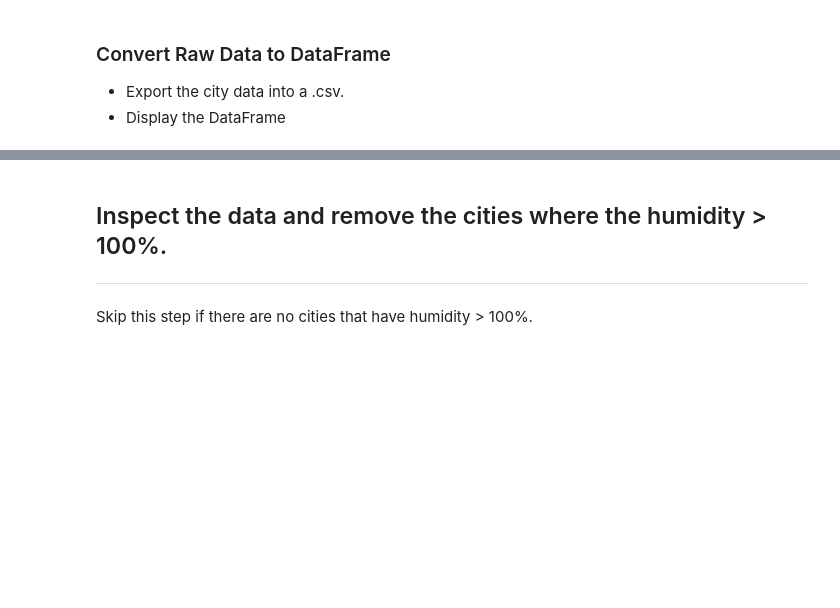
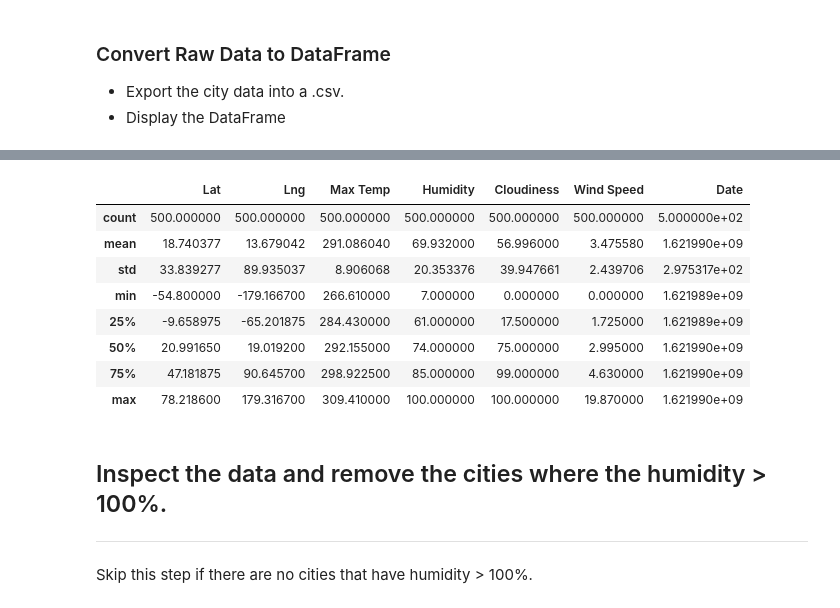
Before and after one commit to simoncastellanos9/python-api-challenge, a Jupyter notebook: WeatherPy/WeatherPy.ipynb, the cells around one changed output, grey strips where cells are left out. Cells and saved outputs as stored; diff of their text form; code cells hidden in the pictures; blank space fills up the shorter version.

```diff
--- a/WeatherPy/WeatherPy.ipynb
+++ b/WeatherPy/WeatherPy.ipynb
@@ -94,3 +159,15 @@ Data Retrieval Complete
+# %%
+citydata_df.describe()
+# %% [output]
+|  | Lat | Lng | Max Temp | Humidity | Cloudiness | Wind Speed | Date |
+| count | 500.000000 | 500.000000 | 500.000000 | 500.000000 | 500.000000 | 500.000000 | 5.000000e+02 |
+| mean | 18.740377 | 13.679042 | 291.086040 | 69.932000 | 56.996000 | 3.475580 | 1.621990e+09 |
+| std | 33.839277 | 89.935037 | 8.906068 | 20.353376 | 39.947661 | 2.439706 | 2.975317e+02 |
+| min | -54.800000 | -179.166700 | 266.610000 | 7.000000 | 0.000000 | 0.000000 | 1.621989e+09 |
+| 25% | -9.658975 | -65.201875 | 284.430000 | 61.000000 | 17.500000 | 1.725000 | 1.621989e+09 |
+| 50% | 20.991650 | 19.019200 | 292.155000 | 74.000000 | 75.000000 | 2.995000 | 1.621990e+09 |
+| 75% | 47.181875 | 90.645700 | 298.922500 | 85.000000 | 99.000000 | 4.630000 | 1.621990e+09 |
+| max | 78.218600 | 179.316700 | 309.410000 | 100.000000 | 100.000000 | 19.870000 | 1.621990e+09 |
 # %% [markdown]
 ## Inspect the data and remove the cities where the humidity > 100%.
 ----
```
Also changed, not shown: parts of 9 cells of this notebook.
